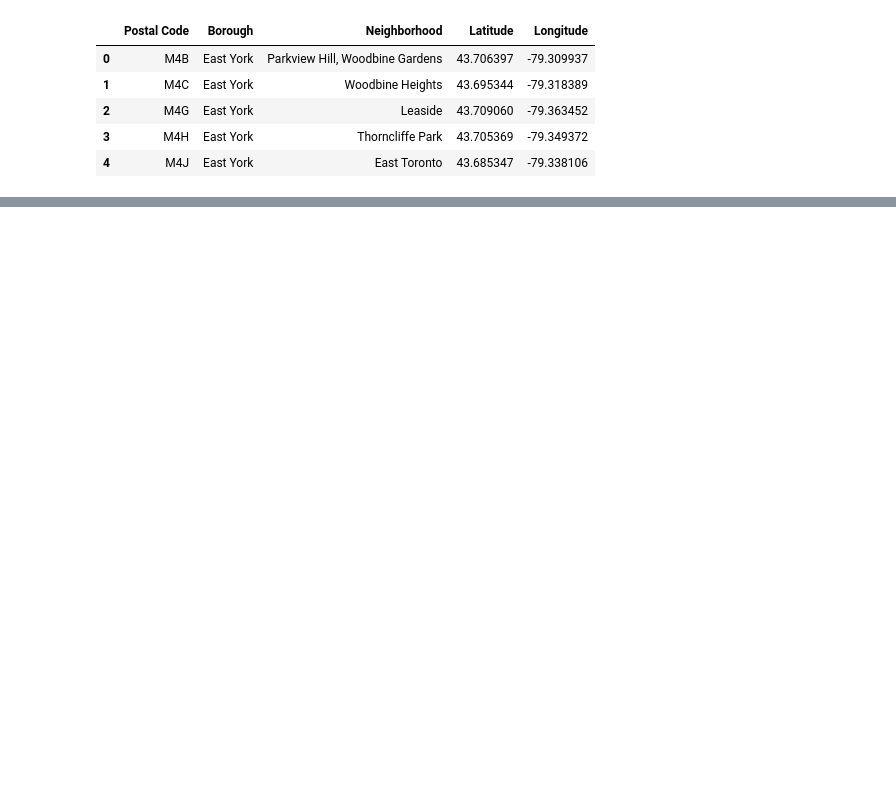
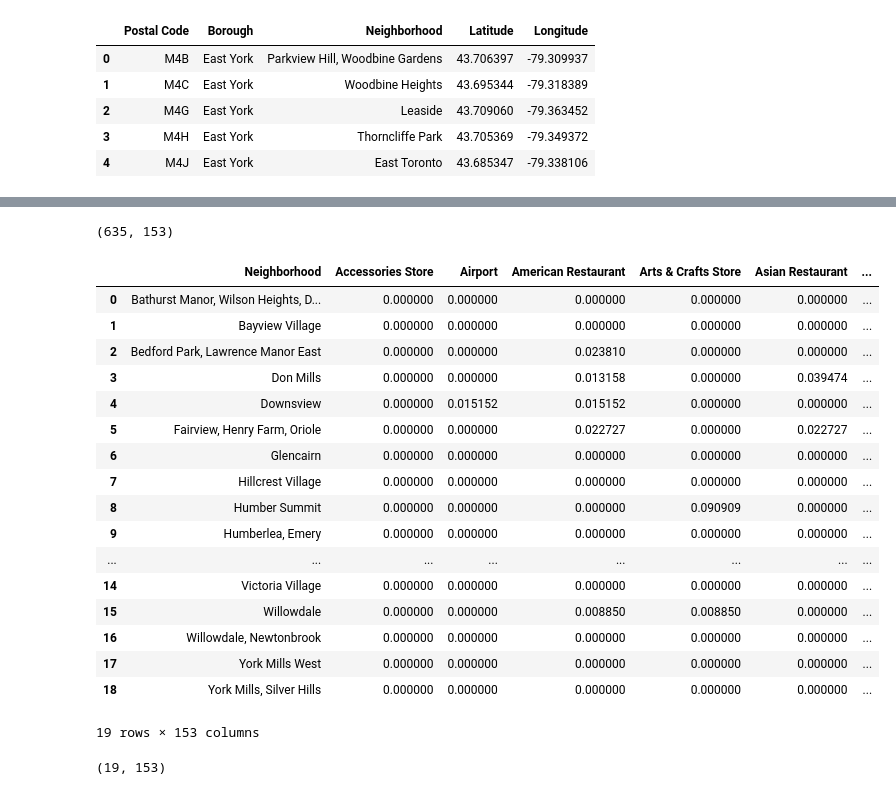
Before and after one commit to sazser/ibm-applied-ds-capstone, a Jupyter notebook: Toronto neighbourhoods.ipynb, the cells around one changed output, grey strips where cells are left out. Cells and saved outputs as stored; diff of their text form; code cells hidden in the pictures; blank space fills up the shorter version.

```diff
--- a/Toronto neighbourhoods.ipynb
+++ b/Toronto neighbourhoods.ipynb
@@ -225,13 +258,13 @@ The geograpical coordinate of East York, Toronto are 43.699971000000005, -79.332
 # %%
 # We visualize it
-# create map of Manhattan using latitude and longitude values
+# create map of borough using latitude and longitude values
 map_borough = folium.Map(location=[latitude, longitude], zoom_start=11)
 
 # add markers to map
 for lat, lng, label in zip(
-    east_york['Latitude'],
-    east_york['Longitude'],
-    east_york['Neighborhood']):
+    borough_df['Latitude'],
+    borough_df['Longitude'],
+    borough_df['Neighborhood']):
     label = folium.Popup(label, parse_html=True)
     folium.CircleMarker(
         [lat, lng],
@@ -250,0 +286,3 @@ map_borough
+# %%
+# Some definitions
+LIMIT = 100
@@ -250,0 +331,5 @@ map_borough
+# %%
+borough_venues = getNearbyVenues(names=borough_df['Neighborhood'],
+                                   latitudes=borough_df['Latitude'],
+                                   longitudes=borough_df['Longitude']
+                                  )
@@ -250,0 +394,12 @@ map_borough
+# %%
+# one hot encoding
+borough_onehot = pd.get_dummies(borough_venues[['Venue Category']], prefix="", prefix_sep="")
+
+# add neighborhood column back to dataframe
+borough_onehot['Neighborhood'] = borough_venues['Neighborhood']
+
+# move neighborhood column to the first column
+fixed_columns = [borough_onehot.columns[-1]] + list(borough_onehot.columns[:-1])
+borough_onehot = borough_onehot[fixed_columns]
+
+borough_onehot.head()
@@ -250,0 +414,31 @@ map_borough
+# %%
+borough_onehot.shape
+# %% [output]
+(635, 153)
+# %%
+# Lets regroup by frequency of occuring categories
+borough_grouped = borough_onehot.groupby('Neighborhood').mean().reset_index()
+borough_grouped
+# %% [output]
+|  | Neighborhood | Accessories Store | Airport | American Restaurant | Arts & Crafts Store | Asian Restaurant | ... |
+| 0 | Bathurst Manor, Wilson Heights, D... | 0.000000 | 0.000000 | 0.000000 | 0.000000 | 0.000000 | ... |
+| 1 | Bayview Village | 0.000000 | 0.000000 | 0.000000 | 0.000000 | 0.000000 | ... |
+| 2 | Bedford Park, Lawrence Manor East | 0.000000 | 0.000000 | 0.023810 | 0.000000 | 0.000000 | ... |
+| 3 | Don Mills | 0.000000 | 0.000000 | 0.013158 | 0.000000 | 0.039474 | ... |
+| 4 | Downsview | 0.000000 | 0.015152 | 0.015152 | 0.000000 | 0.000000 | ... |
+| 5 | Fairview, Henry Farm, Oriole | 0.000000 | 0.000000 | 0.022727 | 0.000000 | 0.022727 | ... |
+| 6 | Glencairn | 0.000000 | 0.000000 | 0.000000 | 0.000000 | 0.000000 | ... |
+| 7 | Hillcrest Village | 0.000000 | 0.000000 | 0.000000 | 0.000000 | 0.000000 | ... |
+| 8 | Humber Summit | 0.000000 | 0.000000 | 0.000000 | 0.090909 | 0.000000 | ... |
+| 9 | Humberlea, Emery | 0.000000 | 0.000000 | 0.000000 | 0.000000 | 0.000000 | ... |
+| ... | ... | ... | ... | ... | ... | ... | ... |
+| 14 | Victoria Village | 0.000000 | 0.000000 | 0.000000 | 0.000000 | 0.000000 | ... |
+| 15 | Willowdale | 0.000000 | 0.000000 | 0.008850 | 0.008850 | 0.000000 | ... |
+| 16 | Willowdale, Newtonbrook | 0.000000 | 0.000000 | 0.000000 | 0.000000 | 0.000000 | ... |
+| 17 | York Mills West | 0.000000 | 0.000000 | 0.000000 | 0.000000 | 0.000000 | ... |
+| 18 | York Mills, Silver Hills | 0.000000 | 0.000000 | 0.000000 | 0.000000 | 0.000000 | ... |
+19 rows × 153 columns
+# %%
+borough_grouped.shape
+# %% [output]
+(19, 153)
```
Also changed, not shown: parts of 43 cells of this notebook.
